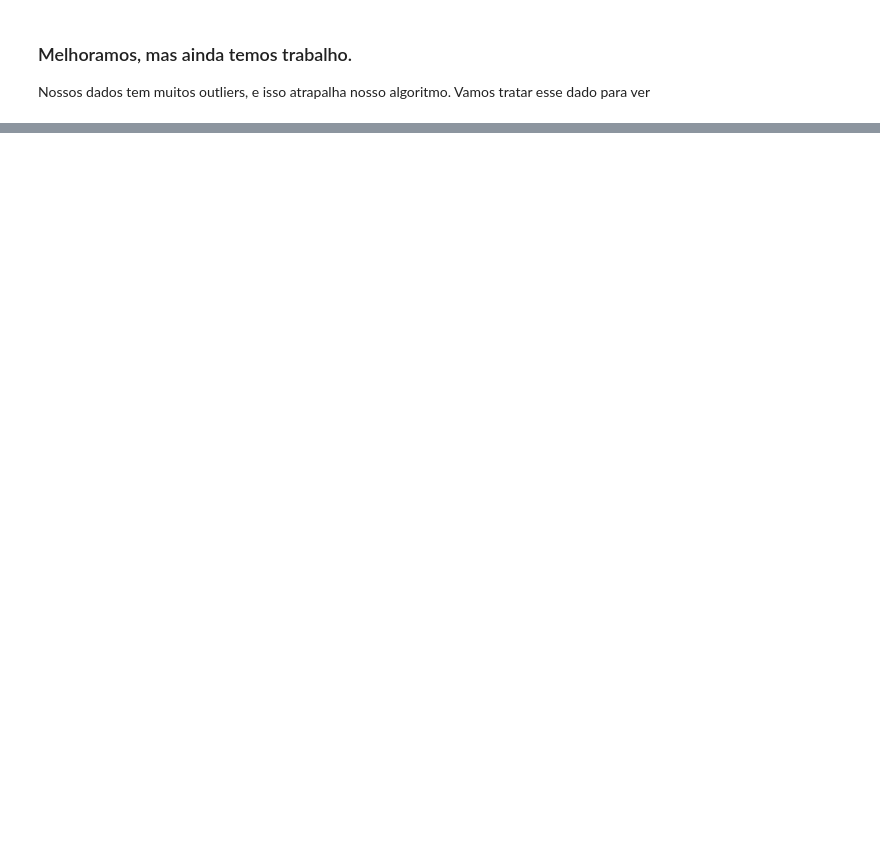
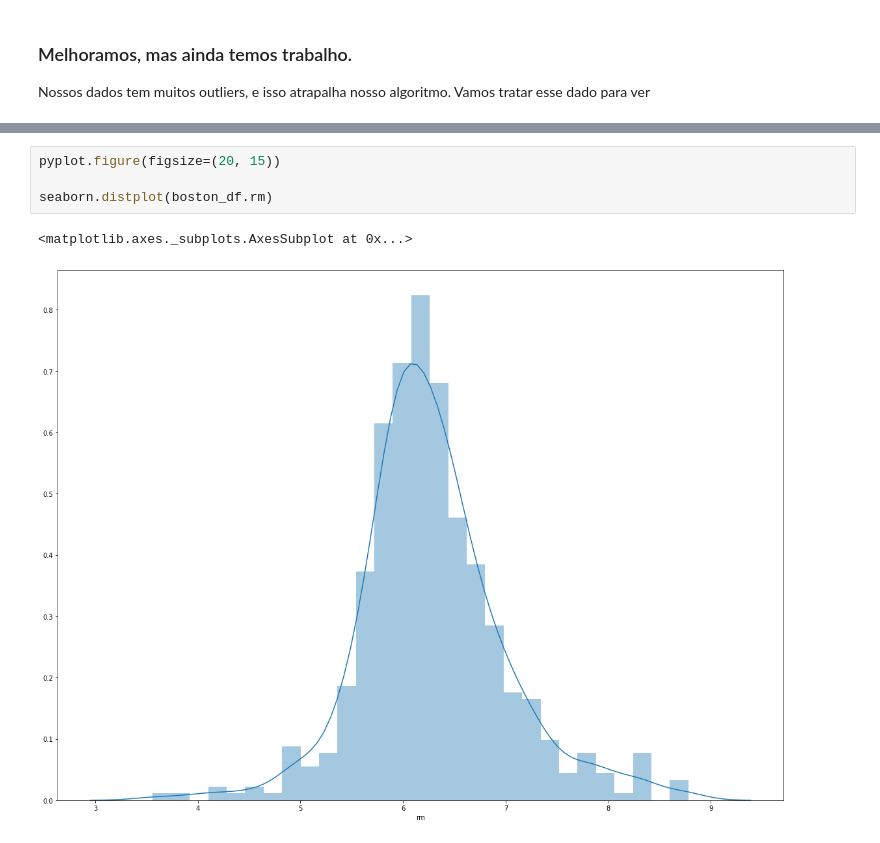
Before and after one commit to tarsisazevedo/pybr-tutorial, a Jupyter notebook: Exploratory Analysis.ipynb, the cells around one changed output, grey strips where cells are left out. Saved outputs shown, nothing was run; the diff lists cells and outputs as text; blank space fills up the shorter version.

```diff
--- a/Exploratory Analysis.ipynb
+++ b/Exploratory Analysis.ipynb
@@ -390,0 +455,7 @@ Nossos dados tem muitos outliers, e isso atrapalha nosso algoritmo. Vamos tratar
+# %%
+pyplot.figure(figsize=(20, 15))
+
+seaborn.distplot(boston_df.rm)
+# %% [output]
+<matplotlib.axes._subplots.AxesSubplot at 0x...>
+[figure, added]
```
Also changed, not shown: parts of 21 cells of this notebook, 1 other file.
